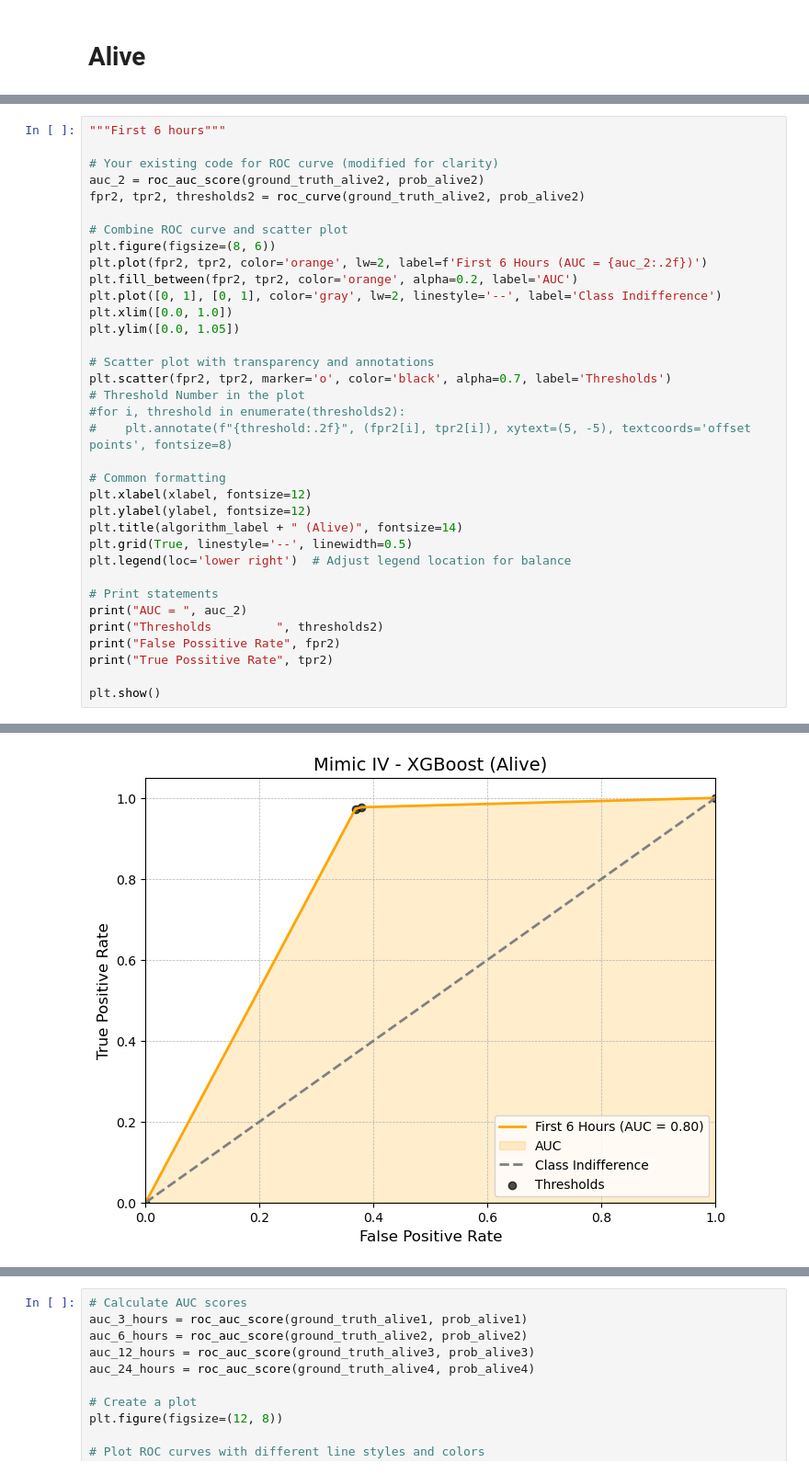
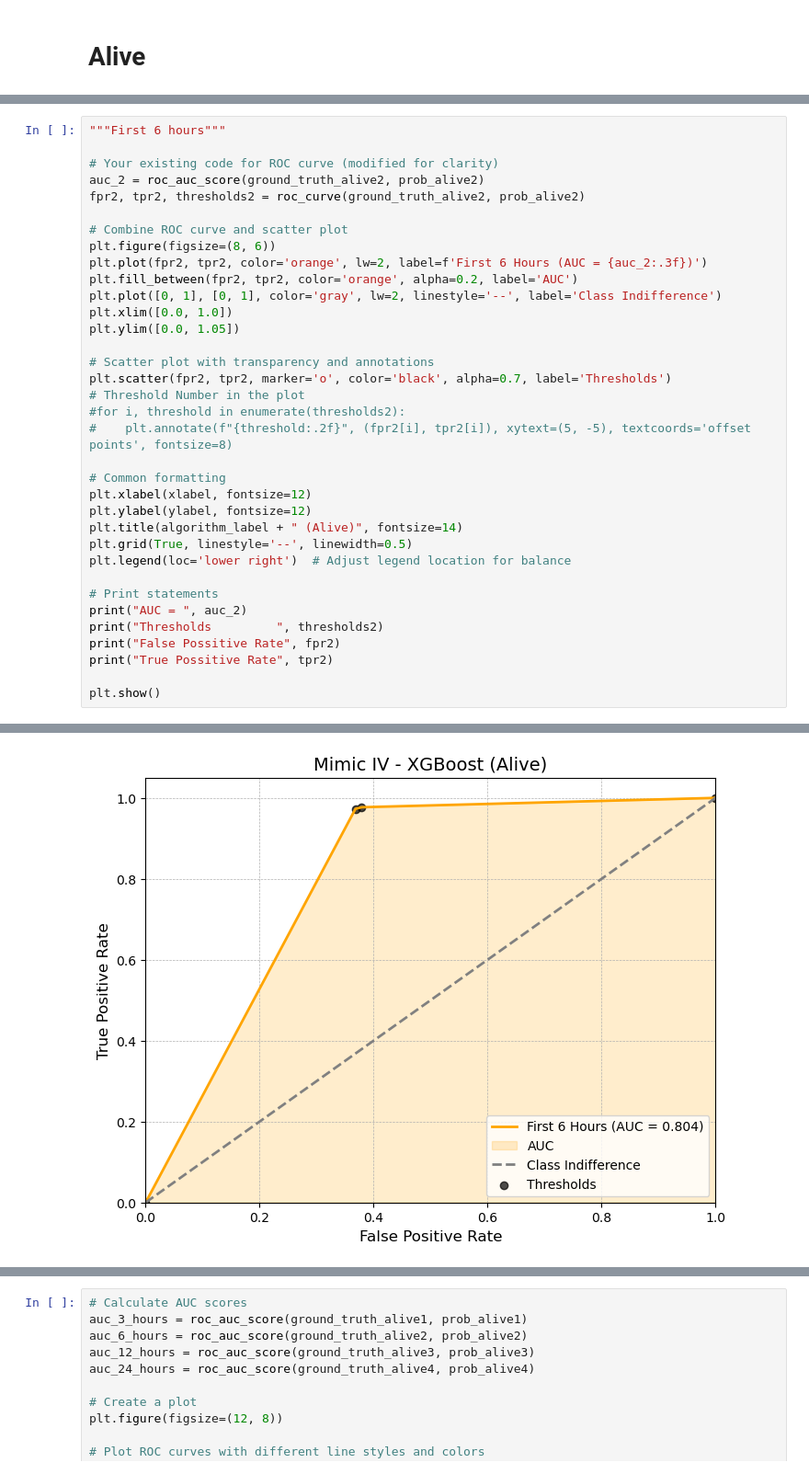
Before and after one commit to DimopDim/PhD, a Jupyter notebook: 05_Machine_Learning/02_XGBoost_expire_flag.ipynb, the cells around one changed output, grey strips where cells are left out. Shown at 92% size. Cells and saved outputs as stored; diff of their text form.

```diff
--- a/05_Machine_Learning/02_XGBoost_expire_flag.ipynb
+++ b/05_Machine_Learning/02_XGBoost_expire_flag.ipynb
@@ -451,38 +455,38 @@ fpr2, tpr2, thresholds2 = roc_curve(ground_truth_alive2, prob_alive2)
 
 # Combine ROC curve and scatter plot
 plt.figure(figsize=(8, 6))
-plt.plot(fpr2, tpr2, color='orange', lw=2, label=f'First 6 Hours (AUC = {auc_2:.2f})')
+plt.plot(fpr2, tpr2, color='orange', lw=2, label=f'First 6 Hours (AUC = {auc_2:.3f})')
 plt.fill_between(fpr2, tpr2, color='orange', alpha=0.2, label='AUC')
 plt.plot([0, 1], [0, 1], color='gray', lw=2, linestyle='--', label='Class Indifference')
 plt.xlim([0.0, 1.0])
 plt.ylim([0.0, 1.05])
 
 # Scatter plot with transparency and annotations
 plt.scatter(fpr2, tpr2, marker='o', color='black', alpha=0.7, label='Thresholds')
 # Threshold Number in the plot
 #for i, threshold in enumerate(thresholds2):
 #    plt.annotate(f"{threshold:.2f}", (fpr2[i], tpr2[i]), xytext=(5, -5), textcoords='offset points', fontsize=8)
 
 # Common formatting
 plt.xlabel(xlabel, fontsize=12)
 plt.ylabel(ylabel, fontsize=12)
 plt.title(algorithm_label + " (Alive)", fontsize=14)
 plt.grid(True, linestyle='--', linewidth=0.5)
 plt.legend(loc='lower right')  # Adjust legend location for balance
 
 # Print statements
 print("AUC = ", auc_2)
 print("Thresholds         ", thresholds2)
 print("False Possitive Rate", fpr2)
 print("True Possitive Rate", tpr2)
 
 plt.show()
 # %% [output]
 AUC =  0.8035024676815722
 Thresholds          [2.  1.  0.5 0. ]
 False Possitive Rate [0.         0.36813187 0.37912088 1.        ]
 True Possitive Rate [0.         0.97286296 0.97693351 1.        ]
-[figure, old version]
+[figure, new version]
 # %%
 """First 12 hours"""
 
```
Also changed, not shown: parts of 5 cells of this notebook.
